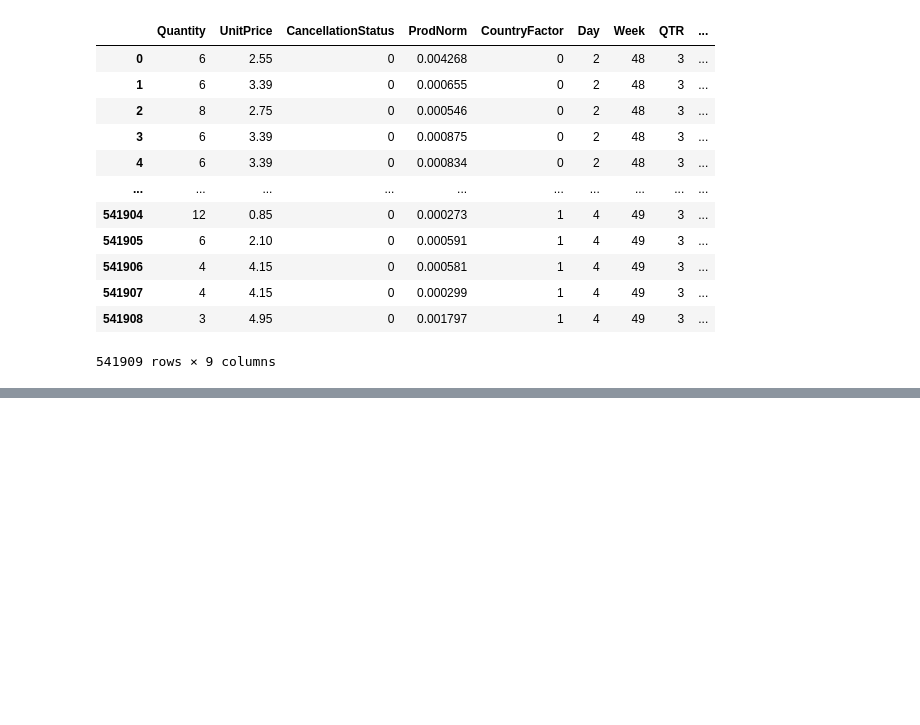
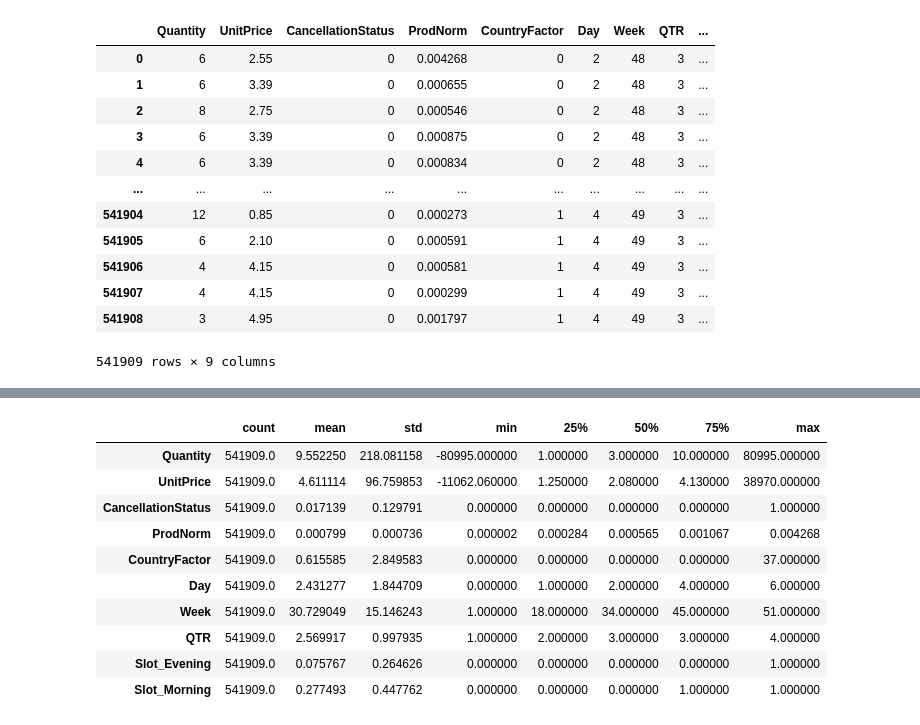
Before and after one commit to debhere/Retail-Customer-Clustering, a Jupyter notebook: Clustering Retail Customers.ipynb, the cells around one changed output, grey strips where cells are left out. Drawn from its saved outputs; the diff is of its cells as text; code cells hidden in the pictures; blank space fills up the shorter version.

```diff
--- a/Clustering Retail Customers.ipynb
+++ b/Clustering Retail Customers.ipynb
@@ -291,3 +291,8 @@ retail_session
 541909 rows × 9 columns
 # %%
 #Perform onehot encoding for TransSession
+
+enc = pd.get_dummies(retail_session['TransSession'], prefix='Slot', drop_first='True')
+
+retail_slot = pd.concat([retail_session, enc], axis=1).drop(['TransSession'], axis=1)
+retail_slot.head()
@@ -293,0 +306,16 @@ retail_session
+# %%
+#Descriptive stats of the data
+
+retail_slot.describe().T
+# %% [output]
+|  | count | mean | std | min | 25% | 50% | 75% | max |
+| Quantity | 541909.0 | 9.552250 | 218.081158 | -80995.000000 | 1.000000 | 3.000000 | 10.000000 | 80995.000000 |
+| UnitPrice | 541909.0 | 4.611114 | 96.759853 | -11062.060000 | 1.250000 | 2.080000 | 4.130000 | 38970.000000 |
+| CancellationStatus | 541909.0 | 0.017139 | 0.129791 | 0.000000 | 0.000000 | 0.000000 | 0.000000 | 1.000000 |
+| ProdNorm | 541909.0 | 0.000799 | 0.000736 | 0.000002 | 0.000284 | 0.000565 | 0.001067 | 0.004268 |
+| CountryFactor | 541909.0 | 0.615585 | 2.849583 | 0.000000 | 0.000000 | 0.000000 | 0.000000 | 37.000000 |
+| Day | 541909.0 | 2.431277 | 1.844709 | 0.000000 | 1.000000 | 2.000000 | 4.000000 | 6.000000 |
+| Week | 541909.0 | 30.729049 | 15.146243 | 1.000000 | 18.000000 | 34.000000 | 45.000000 | 51.000000 |
+| QTR | 541909.0 | 2.569917 | 0.997935 | 1.000000 | 2.000000 | 3.000000 | 3.000000 | 4.000000 |
+| Slot_Evening | 541909.0 | 0.075767 | 0.264626 | 0.000000 | 0.000000 | 0.000000 | 0.000000 | 1.000000 |
+| Slot_Morning | 541909.0 | 0.277493 | 0.447762 | 0.000000 | 0.000000 | 0.000000 | 1.000000 | 1.000000 |
```
Also changed, not shown: parts of 3 cells of this notebook.
